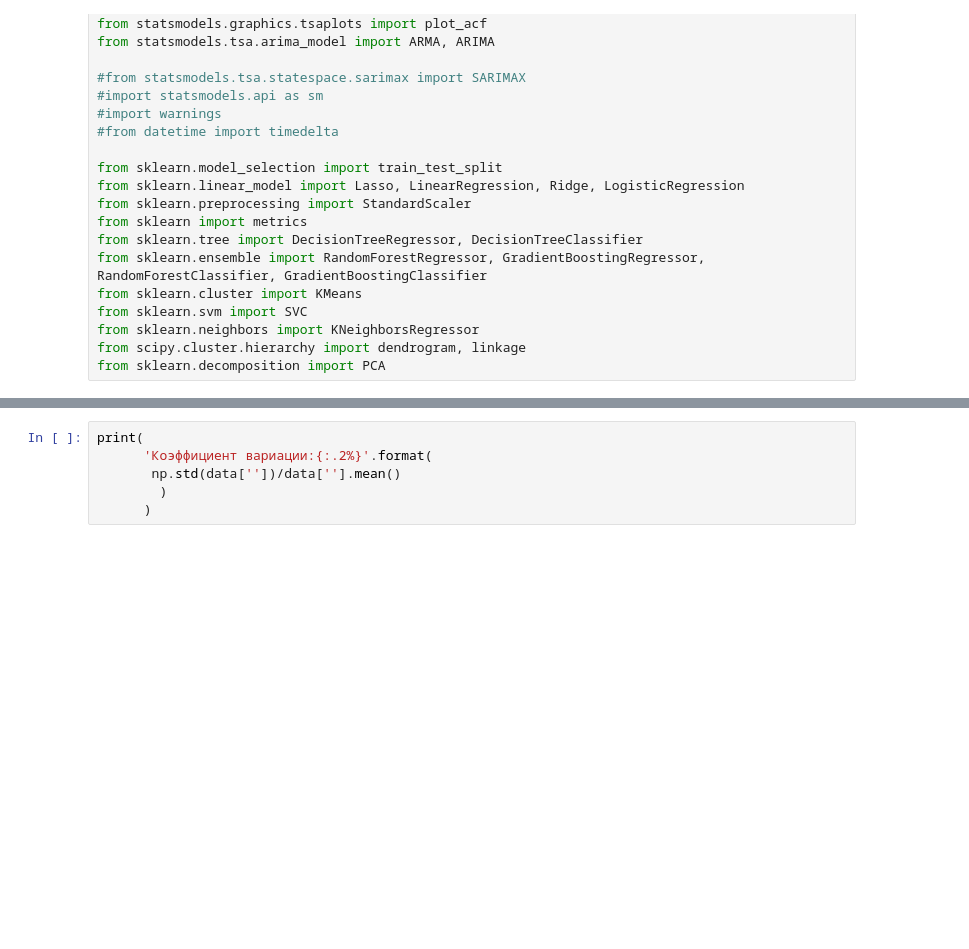
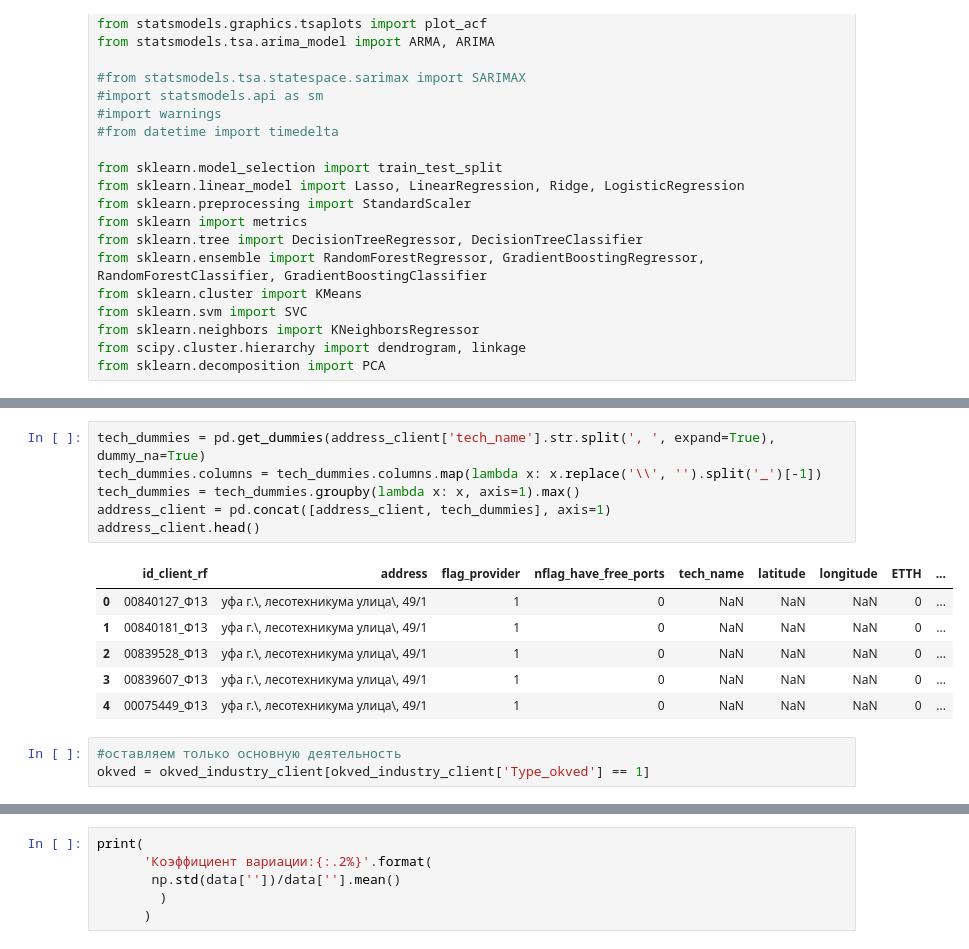
Before and after one commit to abakhmetev/Hackathon_RTK, a Jupyter notebook: Hakaton_Anna.ipynb, the cells around one changed output, grey strips where cells are left out. Saved outputs shown, nothing was run; the diff lists cells and outputs as text; blank space fills up the shorter version.

```diff
--- a/Hakaton_Anna.ipynb
+++ b/Hakaton_Anna.ipynb
@@ -571,0 +498,16 @@ np.percentile(data[''], [90, 95, 99])
+# %%
+tech_dummies = pd.get_dummies(address_client['tech_name'].str.split(', ', expand=True), dummy_na=True)
+tech_dummies.columns = tech_dummies.columns.map(lambda x: x.replace('\\', '').split('_')[-1])
+tech_dummies = tech_dummies.groupby(lambda x: x, axis=1).max()
+address_client = pd.concat([address_client, tech_dummies], axis=1)
+address_client.head()
+# %% [output]
+|  | id_client_rf | address | flag_provider | nflag_have_free_ports | tech_name | latitude | longitude | ETTH | ... |
+| 0 | 00840127_Ф13 | уфа г.\, лесотехникума улица\, 49/1 | 1 | 0 | NaN | NaN | NaN | 0 | ... |
+| 1 | 00840181_Ф13 | уфа г.\, лесотехникума улица\, 49/1 | 1 | 0 | NaN | NaN | NaN | 0 | ... |
+| 2 | 00839528_Ф13 | уфа г.\, лесотехникума улица\, 49/1 | 1 | 0 | NaN | NaN | NaN | 0 | ... |
+| 3 | 00839607_Ф13 | уфа г.\, лесотехникума улица\, 49/1 | 1 | 0 | NaN | NaN | NaN | 0 | ... |
+| 4 | 00075449_Ф13 | уфа г.\, лесотехникума улица\, 49/1 | 1 | 0 | NaN | NaN | NaN | 0 | ... |
+# %%
+#оставляем только основную деятельность
+okved = okved_industry_client[okved_industry_client['Type_okved'] == 1]
```
Also changed, not shown: parts of 83 cells of this notebook.
